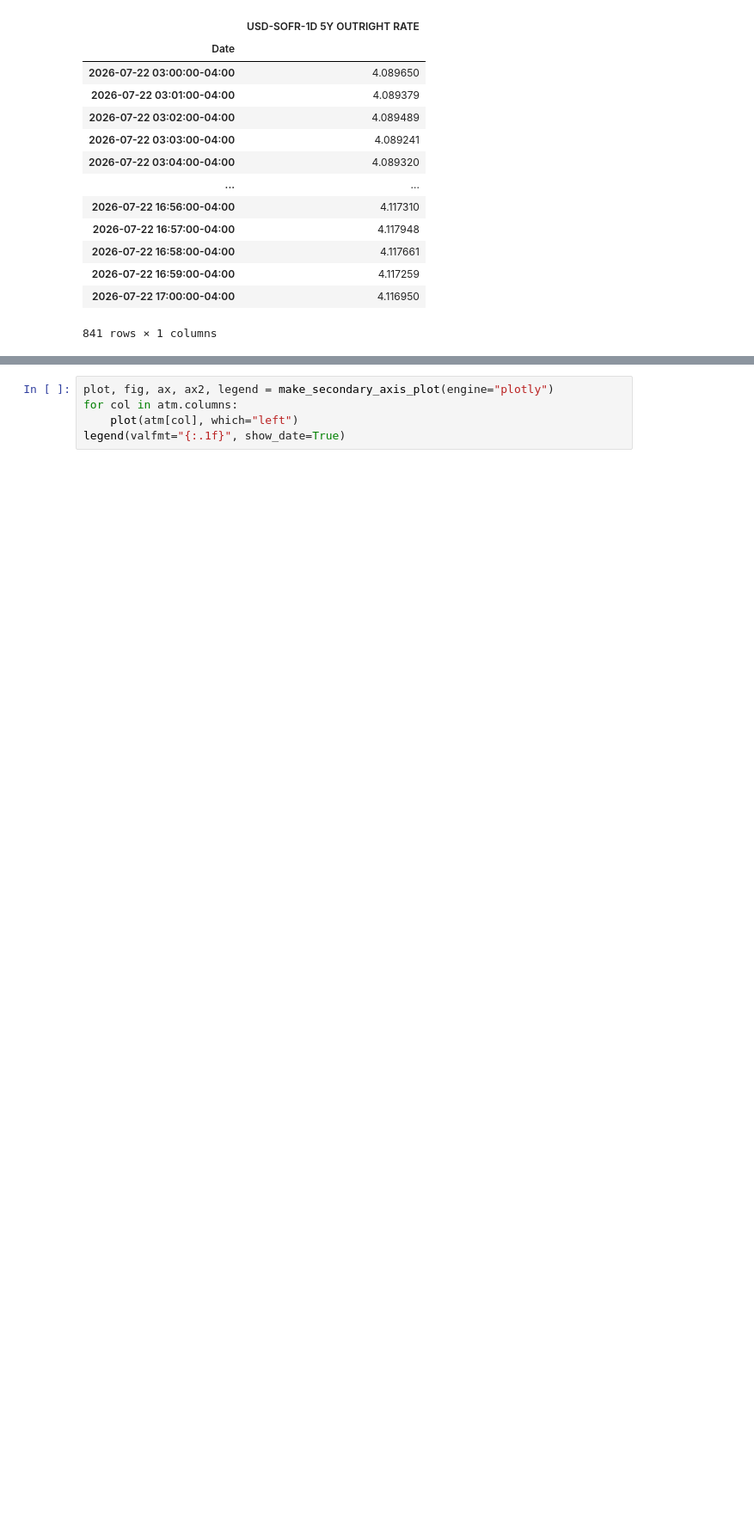
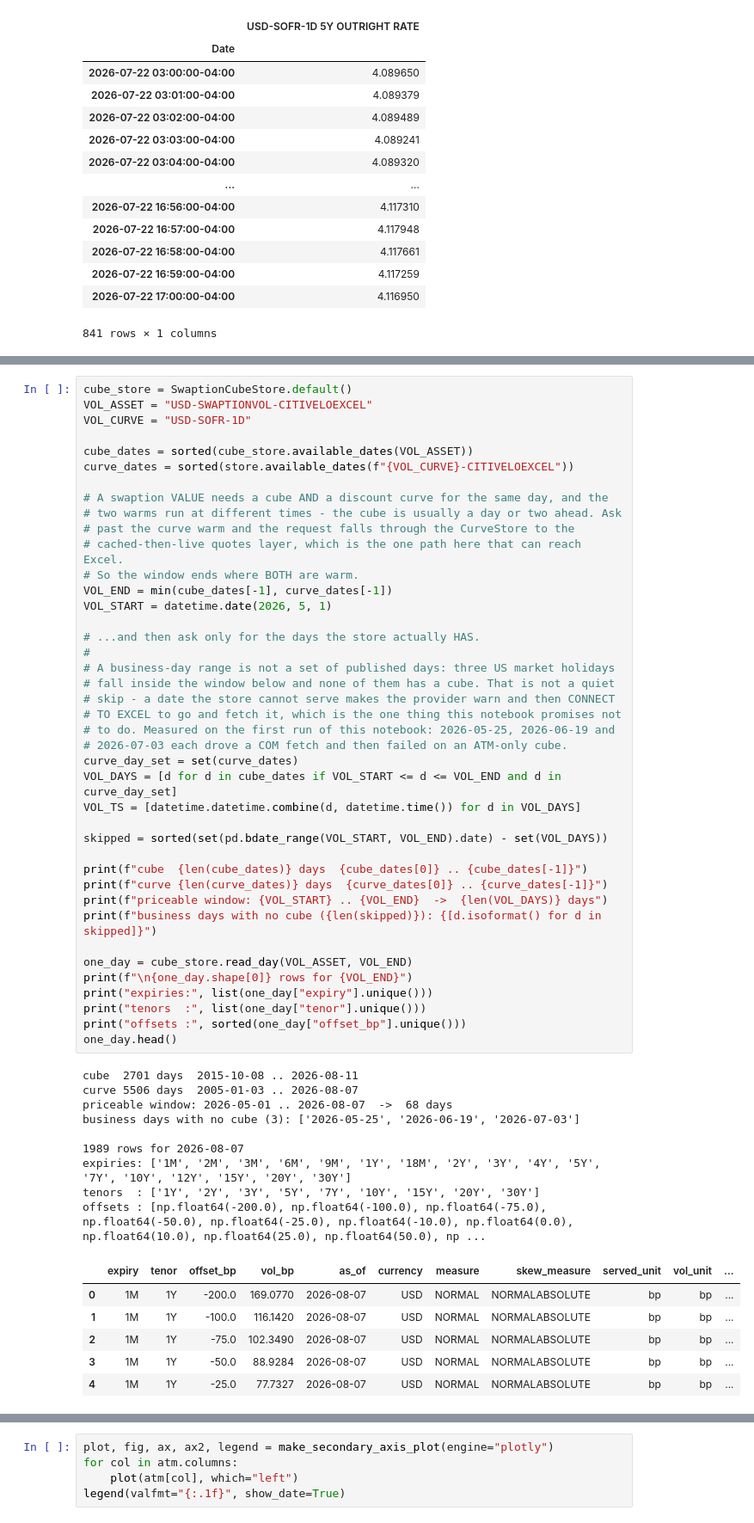
Before and after one commit to yieldcurvemonkey/ARBS, a Jupyter notebook: notebooks/timeseries/citivelo_curves_and_cubes_timeseries.ipynb, the cells around one changed output, grey strips where cells are left out. Shown at 86% size. Cells and saved outputs as stored; diff of their text form; blank space fills up the shorter version.

```diff
--- a/notebooks/timeseries/citivelo_curves_and_cubes_timeseries.ipynb
+++ b/notebooks/timeseries/citivelo_curves_and_cubes_timeseries.ipynb
@@ -349,0 +357,57 @@ atm.tail()
+# %%
+cube_store = SwaptionCubeStore.default()
+VOL_ASSET = "USD-SWAPTIONVOL-CITIVELOEXCEL"
+VOL_CURVE = "USD-SOFR-1D"
+
+cube_dates = sorted(cube_store.available_dates(VOL_ASSET))
+curve_dates = sorted(store.available_dates(f"{VOL_CURVE}-CITIVELOEXCEL"))
+
+# A swaption VALUE needs a cube AND a discount curve for the same day, and the
+# two warms run at different times - the cube is usually a day or two ahead. Ask
+# past the curve warm and the request falls through the CurveStore to the
+# cached-then-live quotes layer, which is the one path here that can reach Excel.
+# So the window ends where BOTH are warm.
+VOL_END = min(cube_dates[-1], curve_dates[-1])
+VOL_START = datetime.date(2026, 5, 1)
+
+# ...and then ask only for the days the store actually HAS.
+#
+# A business-day range is not a set of published days: three US market holidays
+# fall inside the window below and none of them has a cube. That is not a quiet
+# skip - a date the store cannot serve makes the provider warn and then CONNECT
+# TO EXCEL to go and fetch it, which is the one thing this notebook promises not
+# to do. Measured on the first run of this notebook: 2026-05-25, 2026-06-19 and
+# 2026-07-03 each drove a COM fetch and then failed on an ATM-only cube.
+curve_day_set = set(curve_dates)
+VOL_DAYS = [d for d in cube_dates if VOL_START <= d <= VOL_END and d in curve_day_set]
+VOL_TS = [datetime.datetime.combine(d, datetime.time()) for d in VOL_DAYS]
+
+skipped = sorted(set(pd.bdate_range(VOL_START, VOL_END).date) - set(VOL_DAYS))
+
+print(f"cube  {len(cube_dates)} days  {cube_dates[0]} .. {cube_dates[-1]}")
+print(f"curve {len(curve_dates)} days  {curve_dates[0]} .. {curve_dates[-1]}")
+print(f"priceable window: {VOL_START} .. {VOL_END}  ->  {len(VOL_DAYS)} days")
+print(f"business days with no cube ({len(skipped)}): {[d.isoformat() for d in skipped]}")
+
+one_day = cube_store.read_day(VOL_ASSET, VOL_END)
+print(f"\n{one_day.shape[0]} rows for {VOL_END}")
+print("expiries:", list(one_day["expiry"].unique()))
+print("tenors  :", list(one_day["tenor"].unique()))
+print("offsets :", sorted(one_day["offset_bp"].unique()))
+one_day.head()
+# %% [output]
+cube  2701 days  2015-10-08 .. 2026-08-11
+curve 5506 days  2005-01-03 .. 2026-08-07
+priceable window: 2026-05-01 .. 2026-08-07  ->  68 days
+business days with no cube (3): ['2026-05-25', '2026-06-19', '2026-07-03']
+
+1989 rows for 2026-08-07
+expiries: ['1M', '2M', '3M', '6M', '9M', '1Y', '18M', '2Y', '3Y', '4Y', '5Y', '7Y', '10Y', '12Y', '15Y', '20Y', '30Y']
+tenors  : ['1Y', '2Y', '3Y', '5Y', '7Y', '10Y', '15Y', '20Y', '30Y']
+offsets : [np.float64(-200.0), np.float64(-100.0), np.float64(-75.0), np.float64(-50.0), np.float64(-25.0), np.float64(-10.0), np.float64(0.0), np.float64(10.0), np.float64(25.0), np.float64(50.0), np ...
+|  | expiry | tenor | offset_bp | vol_bp | as_of | currency | measure | skew_measure | served_unit | vol_unit | ... |
+| 0 | 1M | 1Y | -200.0 | 169.0770 | 2026-08-07 | USD | NORMAL | NORMALABSOLUTE | bp | bp | ... |
+| 1 | 1M | 1Y | -100.0 | 116.1420 | 2026-08-07 | USD | NORMAL | NORMALABSOLUTE | bp | bp | ... |
+| 2 | 1M | 1Y | -75.0 | 102.3490 | 2026-08-07 | USD | NORMAL | NORMALABSOLUTE | bp | bp | ... |
+| 3 | 1M | 1Y | -50.0 | 88.9284 | 2026-08-07 | USD | NORMAL | NORMALABSOLUTE | bp | bp | ... |
+| 4 | 1M | 1Y | -25.0 | 77.7327 | 2026-08-07 | USD | NORMAL | NORMALABSOLUTE | bp | bp | ... |
```
Also changed, not shown: parts of 27 cells of this notebook.
